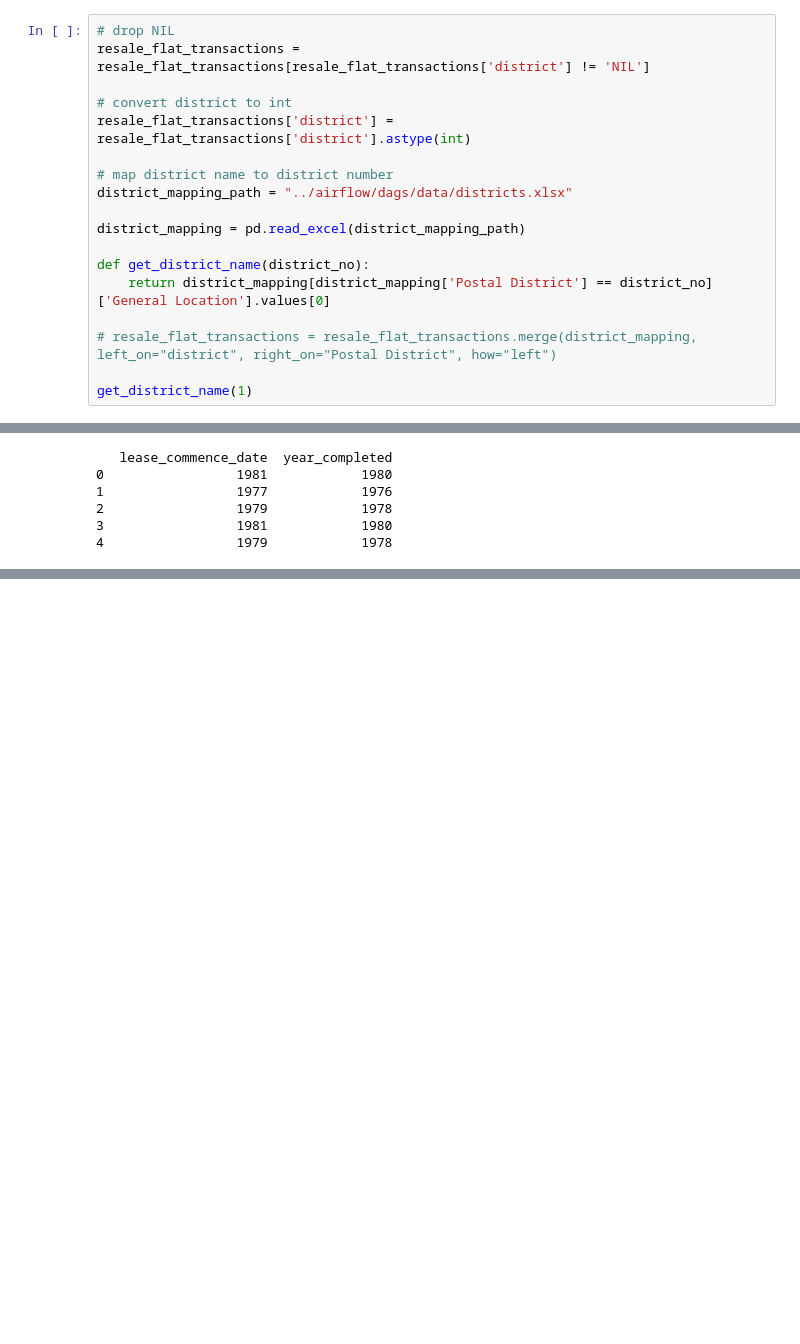
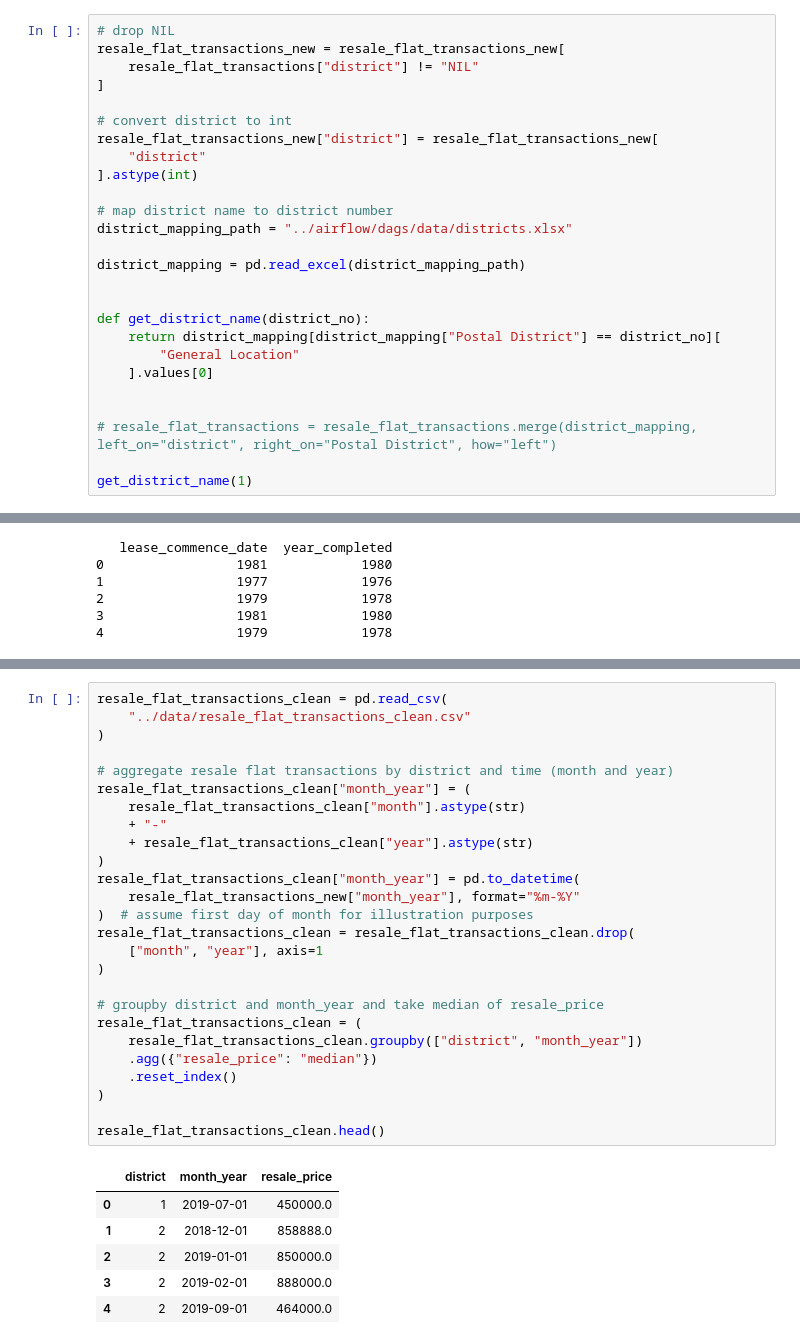
Before and after one commit to ivankqw/housing-data-engineering, a Jupyter notebook: modelling/resale_flat_transactions.ipynb, the cells around one changed output, grey strips where cells are left out. Drawn from its saved outputs; the diff is of its cells as text; blank space fills up the shorter version.

```diff
--- a/modelling/pricing_modelling.ipynb
+++ b/modelling/resale_flat_transactions.ipynb
@@ -71,18 +83,26 @@ resale_flat_transactions = resale_flat_transactions.merge(hdb_info, on='full_add
 ## District Utils
 # %%
 # drop NIL
-resale_flat_transactions = resale_flat_transactions[resale_flat_transactions['district'] != 'NIL']
+resale_flat_transactions_new = resale_flat_transactions_new[
+    resale_flat_transactions["district"] != "NIL"
+]
 
 # convert district to int
-resale_flat_transactions['district'] = resale_flat_transactions['district'].astype(int)
+resale_flat_transactions_new["district"] = resale_flat_transactions_new[
+    "district"
+].astype(int)
 
 # map district name to district number
 district_mapping_path = "../airflow/dags/data/districts.xlsx"
 
 district_mapping = pd.read_excel(district_mapping_path)
 
+
 def get_district_name(district_no):
-    return district_mapping[district_mapping['Postal District'] == district_no]['General Location'].values[0]
+    return district_mapping[district_mapping["Postal District"] == district_no][
+        "General Location"
+    ].values[0]
+
 
 # resale_flat_transactions = resale_flat_transactions.merge(district_mapping, left_on="district", right_on="Postal District", how="left")
 
@@ -353,0 +440,33 @@ Index(['town', 'flat_type', 'flat_model', 'floor_area_sqm', 'resale_price',
+# %%
+resale_flat_transactions_clean = pd.read_csv(
+    "../data/resale_flat_transactions_clean.csv"
+)
+
+# aggregate resale flat transactions by district and time (month and year)
+resale_flat_transactions_clean["month_year"] = (
+    resale_flat_transactions_clean["month"].astype(str)
+    + "-"
+    + resale_flat_transactions_clean["year"].astype(str)
+)
+resale_flat_transactions_clean["month_year"] = pd.to_datetime(
+    resale_flat_transactions_new["month_year"], format="%m-%Y"
+)  # assume first day of month for illustration purposes
+resale_flat_transactions_clean = resale_flat_transactions_clean.drop(
+    ["month", "year"], axis=1
+)
+
+# groupby district and month_year and take median of resale_price
+resale_flat_transactions_clean = (
+    resale_flat_transactions_clean.groupby(["district", "month_year"])
+    .agg({"resale_price": "median"})
+    .reset_index()
+)
+
+resale_flat_transactions_clean.head()
+# %% [output]
+|  | district | month_year | resale_price |
+| 0 | 1 | 2019-07-01 | 450000.0 |
+| 1 | 2 | 2018-12-01 | 858888.0 |
+| 2 | 2 | 2019-01-01 | 850000.0 |
+| 3 | 2 | 2019-02-01 | 888000.0 |
+| 4 | 2 | 2019-09-01 | 464000.0 |
```
Also changed, not shown: parts of 21 cells of this notebook.
